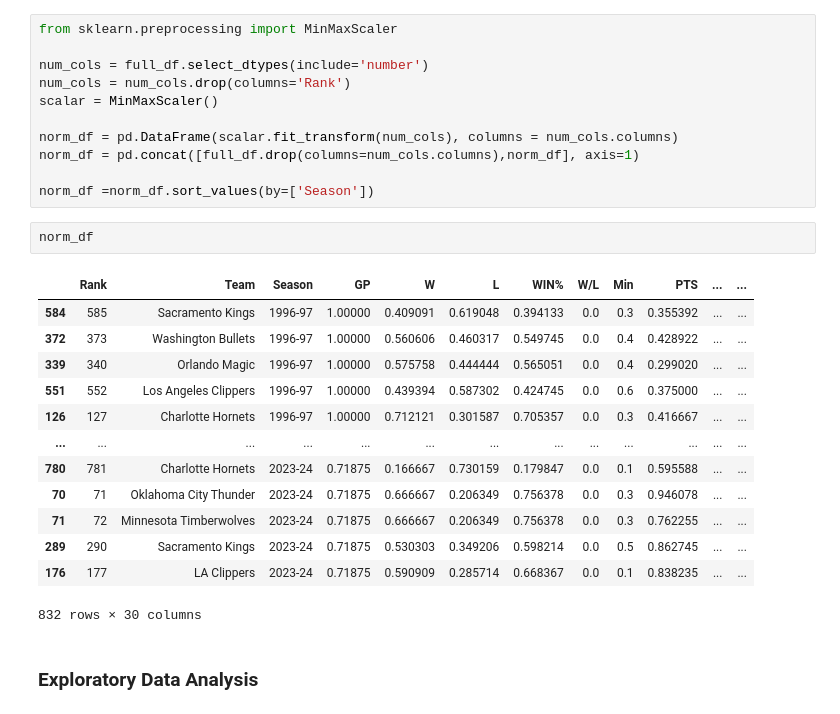
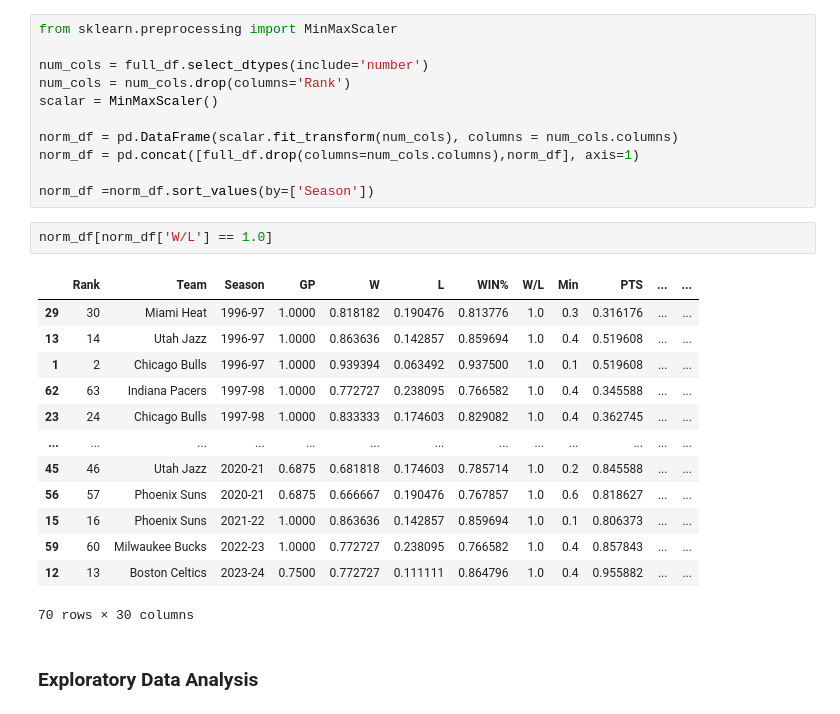
Before and after one commit to MorandR/NBA_Standings, a Jupyter notebook: basketball.ipynb, the cells around one changed output. Cells and saved outputs as stored; diff of their text form.

```diff
--- a/basketball.ipynb
+++ b/basketball.ipynb
@@ -119,22 +181,22 @@ norm_df = pd.DataFrame(scalar.fit_transform(num_cols), columns = num_cols.column
 norm_df = pd.concat([full_df.drop(columns=num_cols.columns),norm_df], axis=1)
 
 norm_df =norm_df.sort_values(by=['Season'])
-# %%
-norm_df
-# %% [output]
-|  | Rank | Team | Season | GP | W | L | WIN% | W/L | Min | PTS | ... | ... |
-| 584 | 585 | Sacramento Kings | 1996-97 | 1.00000 | 0.409091 | 0.619048 | 0.394133 | 0.0 | 0.3 | 0.355392 | ... | ... |
-| 372 | 373 | Washington Bullets | 1996-97 | 1.00000 | 0.560606 | 0.460317 | 0.549745 | 0.0 | 0.4 | 0.428922 | ... | ... |
-| 339 | 340 | Orlando Magic | 1996-97 | 1.00000 | 0.575758 | 0.444444 | 0.565051 | 0.0 | 0.4 | 0.299020 | ... | ... |
-| 551 | 552 | Los Angeles Clippers | 1996-97 | 1.00000 | 0.439394 | 0.587302 | 0.424745 | 0.0 | 0.6 | 0.375000 | ... | ... |
-| 126 | 127 | Charlotte Hornets | 1996-97 | 1.00000 | 0.712121 | 0.301587 | 0.705357 | 0.0 | 0.3 | 0.416667 | ... | ... |
-| ... | ... | ... | ... | ... | ... | ... | ... | ... | ... | ... | ... | ... |
-| 780 | 781 | Charlotte Hornets | 2023-24 | 0.71875 | 0.166667 | 0.730159 | 0.179847 | 0.0 | 0.1 | 0.595588 | ... | ... |
-| 70 | 71 | Oklahoma City Thunder | 2023-24 | 0.71875 | 0.666667 | 0.206349 | 0.756378 | 0.0 | 0.3 | 0.946078 | ... | ... |
-| 71 | 72 | Minnesota Timberwolves | 2023-24 | 0.71875 | 0.666667 | 0.206349 | 0.756378 | 0.0 | 0.3 | 0.762255 | ... | ... |
-| 289 | 290 | Sacramento Kings | 2023-24 | 0.71875 | 0.530303 | 0.349206 | 0.598214 | 0.0 | 0.5 | 0.862745 | ... | ... |
-| 176 | 177 | LA Clippers | 2023-24 | 0.71875 | 0.590909 | 0.285714 | 0.668367 | 0.0 | 0.1 | 0.838235 | ... | ... |
-832 rows × 30 columns
+# %%
+norm_df[norm_df['W/L'] == 1.0]
+# %% [output]
+|  | Rank | Team | Season | GP | W | L | WIN% | W/L | Min | PTS | ... | ... |
+| 29 | 30 | Miami Heat | 1996-97 | 1.0000 | 0.818182 | 0.190476 | 0.813776 | 1.0 | 0.3 | 0.316176 | ... | ... |
+| 13 | 14 | Utah Jazz | 1996-97 | 1.0000 | 0.863636 | 0.142857 | 0.859694 | 1.0 | 0.4 | 0.519608 | ... | ... |
+| 1 | 2 | Chicago Bulls | 1996-97 | 1.0000 | 0.939394 | 0.063492 | 0.937500 | 1.0 | 0.1 | 0.519608 | ... | ... |
+| 62 | 63 | Indiana Pacers | 1997-98 | 1.0000 | 0.772727 | 0.238095 | 0.766582 | 1.0 | 0.4 | 0.345588 | ... | ... |
+| 23 | 24 | Chicago Bulls | 1997-98 | 1.0000 | 0.833333 | 0.174603 | 0.829082 | 1.0 | 0.4 | 0.362745 | ... | ... |
+| ... | ... | ... | ... | ... | ... | ... | ... | ... | ... | ... | ... | ... |
+| 45 | 46 | Utah Jazz | 2020-21 | 0.6875 | 0.681818 | 0.174603 | 0.785714 | 1.0 | 0.2 | 0.845588 | ... | ... |
+| 56 | 57 | Phoenix Suns | 2020-21 | 0.6875 | 0.666667 | 0.190476 | 0.767857 | 1.0 | 0.6 | 0.818627 | ... | ... |
+| 15 | 16 | Phoenix Suns | 2021-22 | 1.0000 | 0.863636 | 0.142857 | 0.859694 | 1.0 | 0.1 | 0.806373 | ... | ... |
+| 59 | 60 | Milwaukee Bucks | 2022-23 | 1.0000 | 0.772727 | 0.238095 | 0.766582 | 1.0 | 0.4 | 0.857843 | ... | ... |
+| 12 | 13 | Boston Celtics | 2023-24 | 0.7500 | 0.772727 | 0.111111 | 0.864796 | 1.0 | 0.4 | 0.955882 | ... | ... |
+70 rows × 30 columns
 # %% [markdown]
 ### Exploratory Data Analysis
 # %%
```
Also changed, not shown: parts of 26 cells of this notebook, 2 other files.
